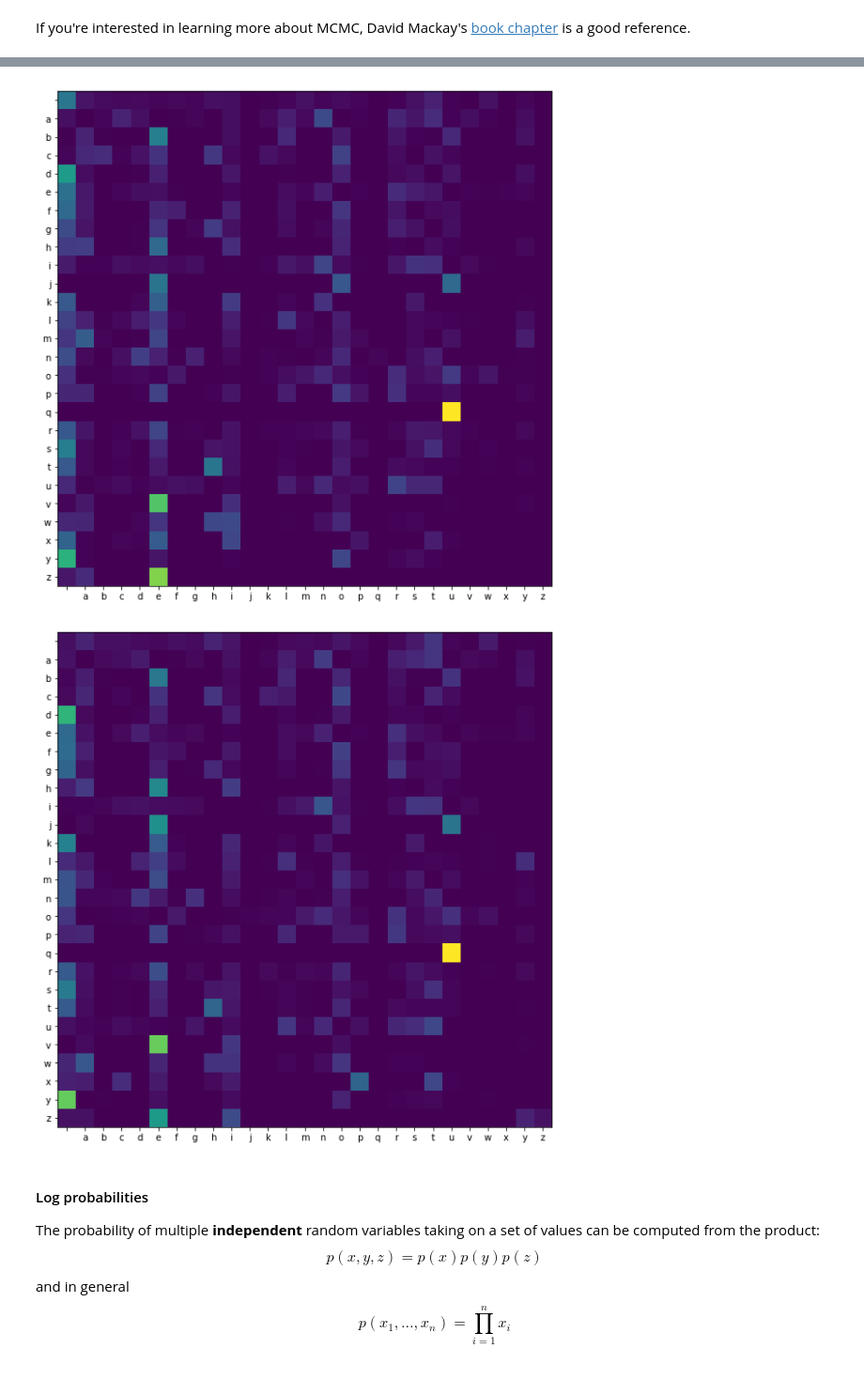
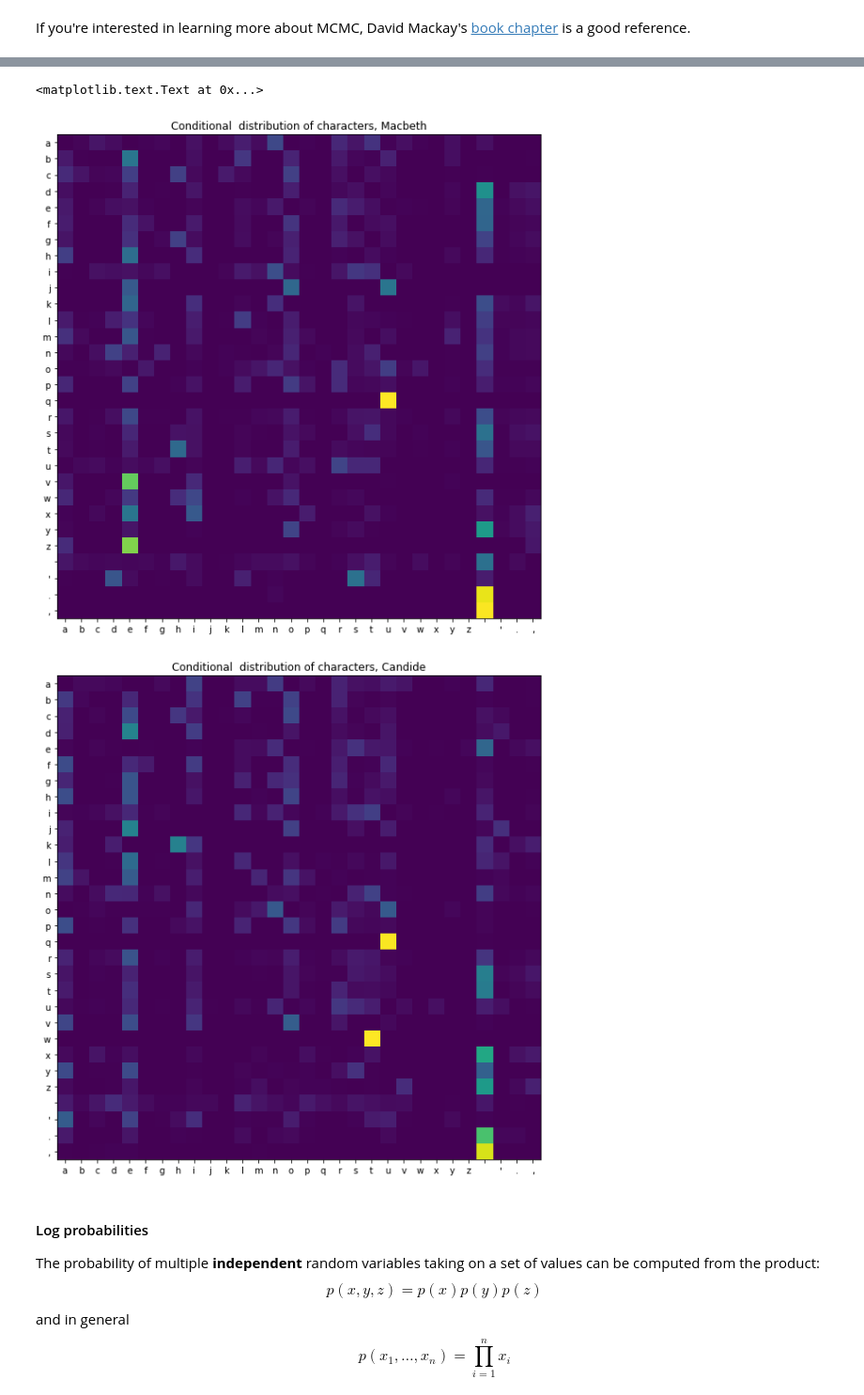
Before and after one commit to johnhw/summerschool2017, a Jupyter notebook: static/static_2.ipynb, the cells around one changed output, grey strips where cells are left out. Shown: that part at 94% size. Cells and saved outputs as stored; diff of their text form; code cells hidden in the pictures.

```diff
--- a/static/static_2.ipynb
+++ b/static/static_2.ipynb
@@ -223,14 +224,16 @@ The probability distribution can be inferred from data simply by counting the oc
 # %%
+chars = "abcdefghijklmnopqrstuvwxyz '.,"
 def numerify(string):
     # remove all but letters and space (note that this is not a very efficient way to do this process)
     # and then convert to 0=space, 1-27 = a-z
-    filtered_string = [max(1+ord(c.lower()) - ord('a'), 0) for c in string if c.isalpha() or c.isspace()]
+    #filtered_string = [max(1+ord(c.lower()) - ord('a'), 0) for c in string if c.isalpha() or c.isspace()]
+    filtered_string = [chars.find(c.lower()) for c in string if c in chars]
     return filtered_string
 
 def learn_bigram(string):
     # return a matrix with the bigram counts from string, including only letters and whitespace
     coded = numerify(string)
-    joint = np.zeros((27,27))
+    joint = np.zeros((len(chars),len(chars)))
     # iterate over sequential pairs
     for prev, this in zip(coded[:-1], coded[1:]):
         joint[prev, this] += 1
@@ -241,8 +244,8 @@ def learn_bigram(string):
 with open("data/macbeth.txt") as f:
     macbeth_bigram, macbeth_joint = learn_bigram(f.read())
 
-with open("data/metamorphosis.txt") as f:
-    metamorphosis_bigram, metamorphosis_joint = learn_bigram(f.read())
+with open("data/candide.txt") as f:
+    candide_bigram, candide_joint = learn_bigram(f.read())
 # %%
 # The joint distribution
 plt.imshow(macbeth_joint, interpolation='nearest', cmap="viridis")
@@ -254,18 +266,20 @@ plt.grid('off')
 # %%
 # The conditional distributions
 plt.imshow(macbeth_bigram, interpolation='nearest', cmap="viridis")
-plt.xticks(range(27), ' abcdefghijklmnopqrstuvwxyz')
-plt.yticks(range(27), ' abcdefghijklmnopqrstuvwxyz')
+plt.xticks(range(len(chars)), chars)
+plt.yticks(range(len(chars)), chars)
 plt.grid('off')
-
+plt.title("Conditional  distribution of characters, Macbeth")
 plt.figure()
-plt.imshow(metamorphosis_bigram, interpolation='nearest', cmap="viridis")
-plt.xticks(range(27), ' abcdefghijklmnopqrstuvwxyz')
-plt.yticks(range(27), ' abcdefghijklmnopqrstuvwxyz')
+plt.imshow(candide_bigram, interpolation='nearest', cmap="viridis")
+plt.xticks(range(len(chars)), chars)
+plt.yticks(range(len(chars)), chars)
 plt.grid('off')
+plt.title("Conditional  distribution of characters, Candide")
 # %% [output]
+<matplotlib.text.Text at 0x...>
-[figure, old version]
+[figure, new version]
-[figure, old version]
+[figure, new version]
 # %% [markdown]
 #### Log probabilities
 
```
Also changed, not shown: parts of 12 cells of this notebook, 3 other files.
